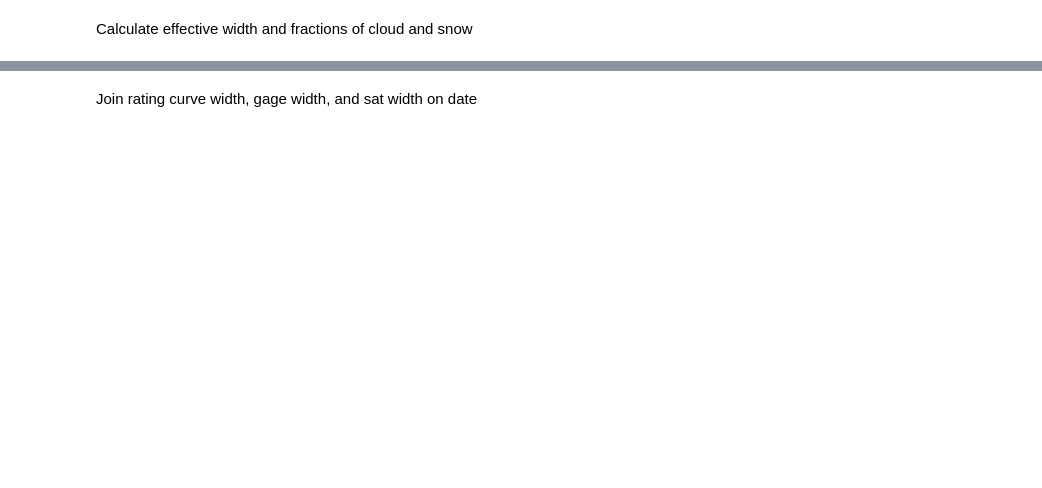
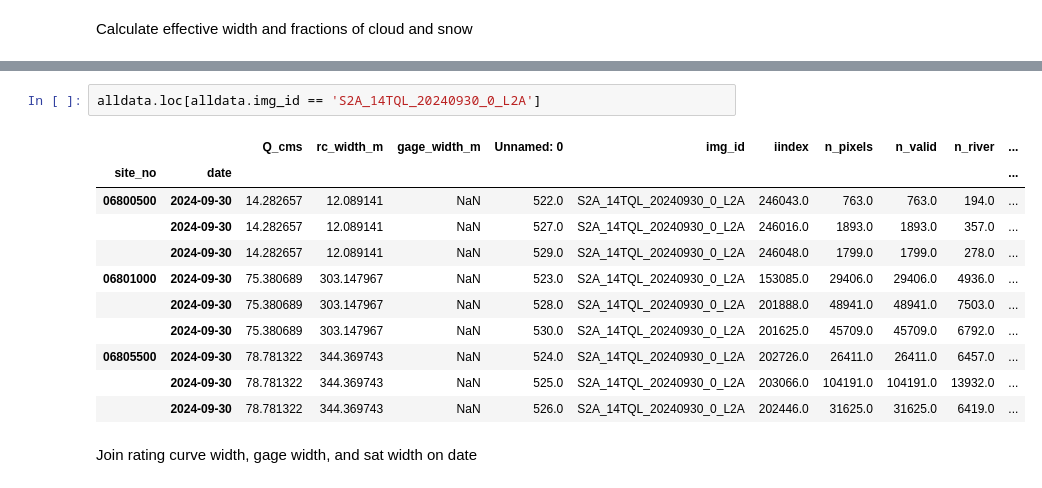
Before and after one commit to wherediddavidgo/multitemporal_RSSA, a Jupyter notebook: stac_gage_ew_analysis.ipynb, the cells around one changed output, grey strips where cells are left out. Saved outputs shown, nothing was run; the diff lists cells and outputs as text; blank space fills up the shorter version.

```diff
--- a/stac_gage_ew_analysis.ipynb
+++ b/stac_gage_ew_analysis.ipynb
@@ -427,3 +439,17 @@ Q.join(nondup_widths, how='inner')
+# %%
+alldata.loc[alldata.img_id == 'S2A_14TQL_20240930_0_L2A']
+# %% [output]
+|  |  | Q_cms | rc_width_m | gage_width_m | Unnamed: 0 | img_id | iindex | n_pixels | n_valid | n_river | ... |
+| site_no | date |  |  |  |  |  |  |  |  |  | ... |
+| 06800500 | 2024-09-30 | 14.282657 | 12.089141 | NaN | 522.0 | S2A_14TQL_20240930_0_L2A | 246043.0 | 763.0 | 763.0 | 194.0 | ... |
+|  | 2024-09-30 | 14.282657 | 12.089141 | NaN | 527.0 | S2A_14TQL_20240930_0_L2A | 246016.0 | 1893.0 | 1893.0 | 357.0 | ... |
+|  | 2024-09-30 | 14.282657 | 12.089141 | NaN | 529.0 | S2A_14TQL_20240930_0_L2A | 246048.0 | 1799.0 | 1799.0 | 278.0 | ... |
+| 06801000 | 2024-09-30 | 75.380689 | 303.147967 | NaN | 523.0 | S2A_14TQL_20240930_0_L2A | 153085.0 | 29406.0 | 29406.0 | 4936.0 | ... |
+|  | 2024-09-30 | 75.380689 | 303.147967 | NaN | 528.0 | S2A_14TQL_20240930_0_L2A | 201888.0 | 48941.0 | 48941.0 | 7503.0 | ... |
+|  | 2024-09-30 | 75.380689 | 303.147967 | NaN | 530.0 | S2A_14TQL_20240930_0_L2A | 201625.0 | 45709.0 | 45709.0 | 6792.0 | ... |
+| 06805500 | 2024-09-30 | 78.781322 | 344.369743 | NaN | 524.0 | S2A_14TQL_20240930_0_L2A | 202726.0 | 26411.0 | 26411.0 | 6457.0 | ... |
+|  | 2024-09-30 | 78.781322 | 344.369743 | NaN | 525.0 | S2A_14TQL_20240930_0_L2A | 203066.0 | 104191.0 | 104191.0 | 13932.0 | ... |
+|  | 2024-09-30 | 78.781322 | 344.369743 | NaN | 526.0 | S2A_14TQL_20240930_0_L2A | 202446.0 | 31625.0 | 31625.0 | 6419.0 | ... |
 # %% [markdown]
 Join rating curve width, gage width, and sat width on date
 # %%
```
Also changed, not shown: parts of 20 cells of this notebook.
